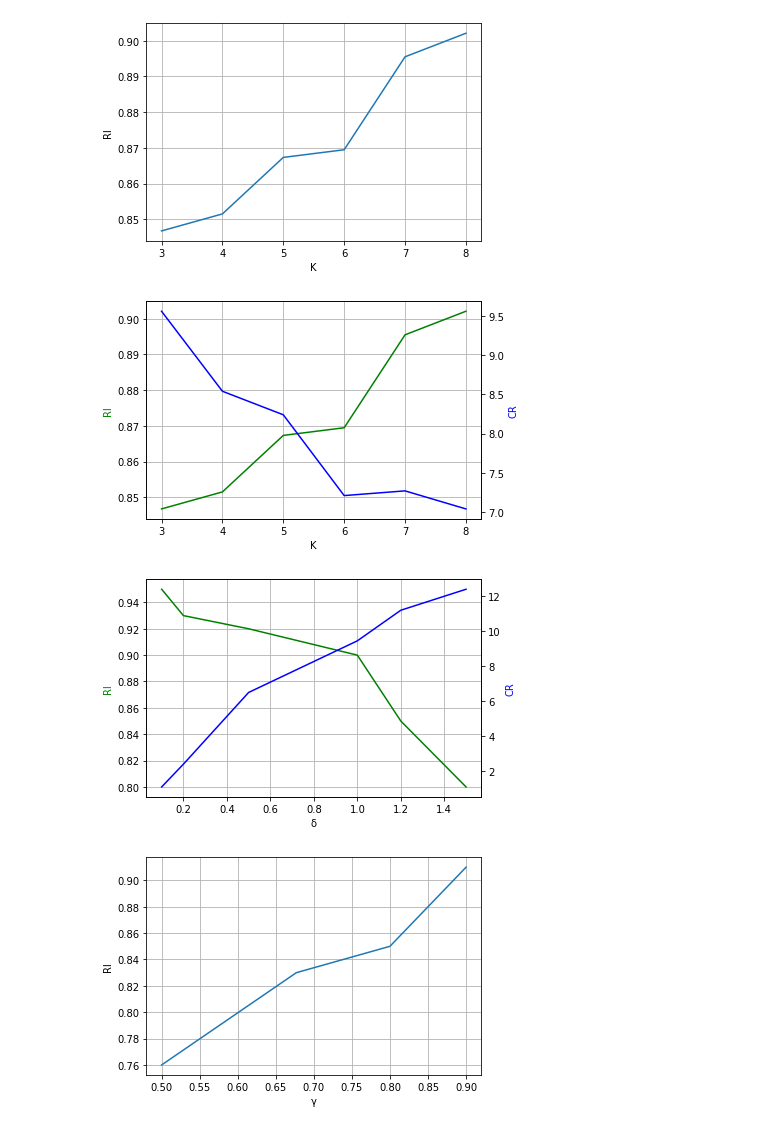
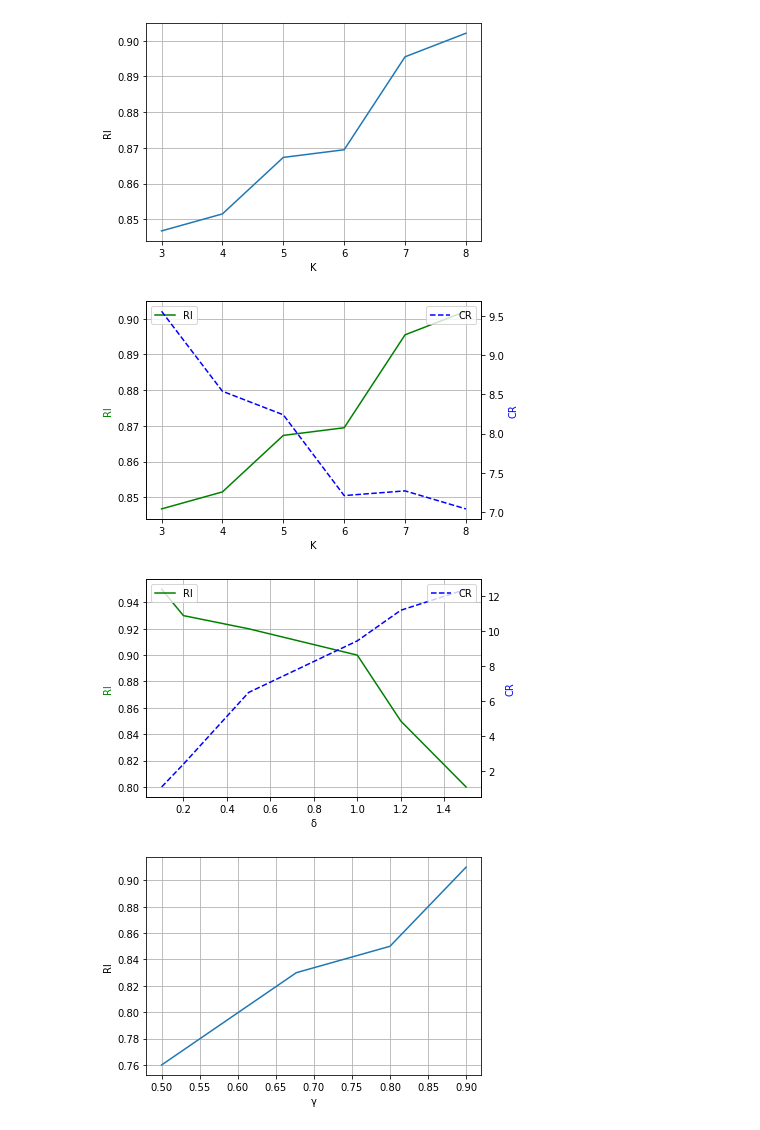
Before and after one commit to suchfun/MasterThesis, a Jupyter notebook: experience/ch4_experience/baseline.ipynb, the cells around one changed output. Saved outputs shown, nothing was run; the diff lists cells and outputs as text; code cells hidden in the pictures.

```diff
--- a/experience/ch4_experience/baseline.ipynb
+++ b/experience/ch4_experience/baseline.ipynb
@@ -564,20 +564,22 @@ plt.show()
 # %%
 
 Ks = [3,4,5,6,7,8]
 RI = [0.8467613048791952,0.8515195672053809,0.8673327236831985,0.8694736212363363,0.8954827488953653,0.9020785081234456]
 CR = [9.56,8.54,8.24,7.21,7.27,7.04]
 
 fig,ax1 = plt.subplots()
 ax2 = ax1.twinx()           # 做镜像处理
-ax1.plot(Ks,RI,'g-')
-ax2.plot(Ks,CR,'b-')
+ax1.plot(Ks,RI,'g-',label='RI')
+ax2.plot(Ks,CR,'b--',label='CR')
 
 ax1.set_xlabel('K')    #设置x轴标题
 ax1.set_ylabel('RI',color = 'g')   #设置Y1轴标题
 ax2.set_ylabel('CR',color = 'b')
+ax2.legend(loc=1)
+ax1.legend(loc=2)
 ax1.grid()
 # %% [output]
-[figure, old version]
+[figure, new version]
 # %%
 delta = [0.1,0.2,0.5,1,1.2,1.5]
 RI = [0.95,0.93,0.92,0.9,0.85,0.80]
@@ -585,15 +587,17 @@ CR = [1.1,2.4,6.5,9.45,11.2,12.4]
 
 fig,ax1 = plt.subplots()
 ax2 = ax1.twinx()           # 做镜像处理
-ax1.plot(delta,RI,'g-')
-ax2.plot(delta,CR,'b-')
+ax1.plot(delta,RI,'g-',label='RI')
+ax2.plot(delta,CR,'b--',label='CR')
 
 ax1.set_xlabel("δ")    #设置x轴标题
 ax1.set_ylabel('RI',color = 'g')   #设置Y1轴标题
 ax2.set_ylabel('CR',color = 'b')
+ax2.legend(loc=1)
+ax1.legend(loc=2)
 ax1.grid()
 # %% [output]
-[figure, old version]
+[figure, new version]
 # %%
 plt.plot([0.5,0.677,0.8,0.9],[0.76,0.83,0.85,0.91])
 plt.xlabel("γ")
```
Also changed, not shown: 51 other files.
